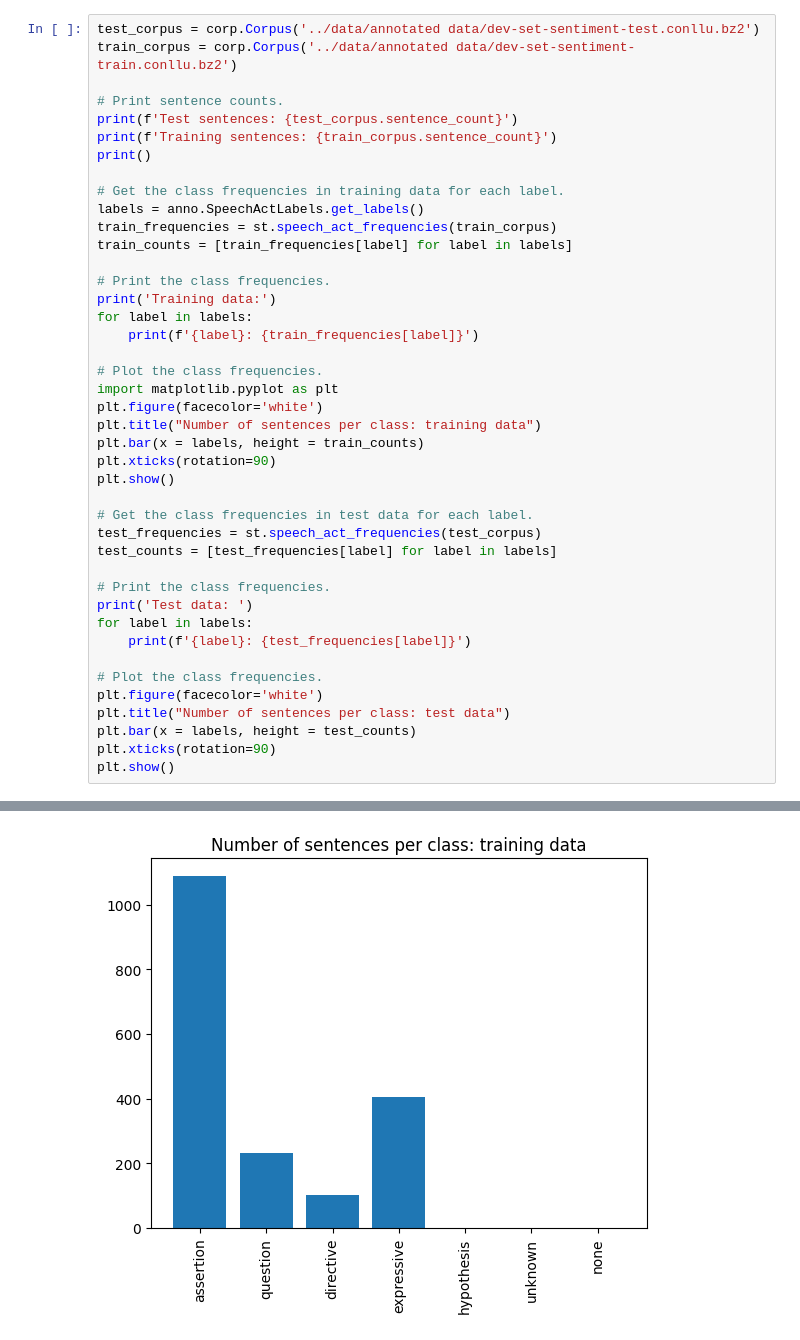
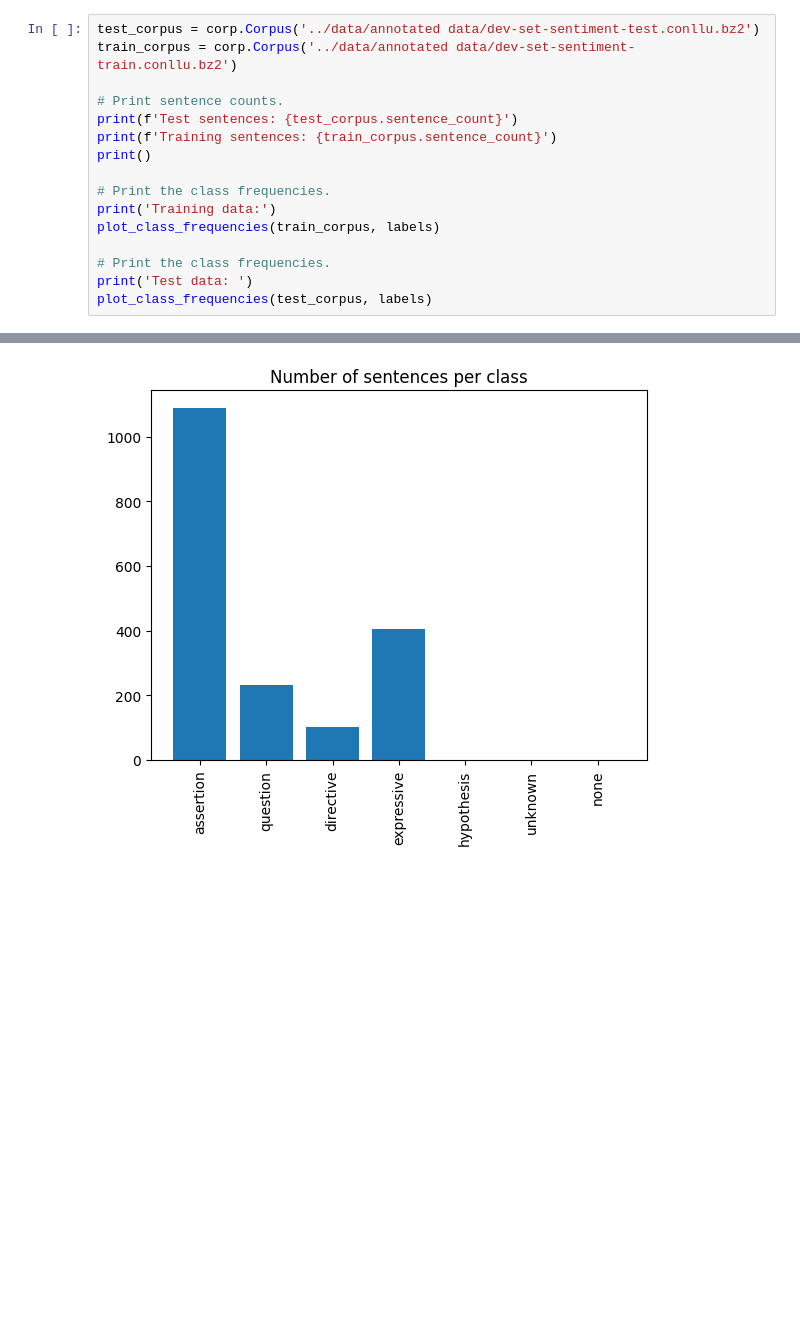
Before and after one commit to Daniel-B-Tufvesson/speech-act-classifier, a Jupyter notebook: notebooks/data_visualization.ipynb, the cells around one changed output, grey strips where cells are left out. Cells and saved outputs as stored; diff of their text form; blank space fills up the shorter version.

```diff
--- a/notebooks/data_visualization.ipynb
+++ b/notebooks/data_visualization.ipynb
@@ -42,58 +45,32 @@ none: 0
 # %%
 test_corpus = corp.Corpus('../data/annotated data/dev-set-sentiment-test.conllu.bz2')
 train_corpus = corp.Corpus('../data/annotated data/dev-set-sentiment-train.conllu.bz2')
 
 # Print sentence counts.
 print(f'Test sentences: {test_corpus.sentence_count}')
 print(f'Training sentences: {train_corpus.sentence_count}')
 print()
 
-# Get the class frequencies in training data for each label.
-labels = anno.SpeechActLabels.get_labels()
-train_frequencies = st.speech_act_frequencies(train_corpus)
-train_counts = [train_frequencies[label] for label in labels]
-
 # Print the class frequencies.
 print('Training data:')
-for label in labels:
-    print(f'{label}: {train_frequencies[label]}')
-
-# Plot the class frequencies.
-import matplotlib.pyplot as plt
-plt.figure(facecolor='white')
-plt.title("Number of sentences per class: training data")
-plt.bar(x = labels, height = train_counts)
-plt.xticks(rotation=90)
-plt.show()
-
-# Get the class frequencies in test data for each label.
-test_frequencies = st.speech_act_frequencies(test_corpus)
-test_counts = [test_frequencies[label] for label in labels]
+plot_class_frequencies(train_corpus, labels)
 
 # Print the class frequencies.
 print('Test data: ')
-for label in labels:
-    print(f'{label}: {test_frequencies[label]}')
-
-# Plot the class frequencies.
-plt.figure(facecolor='white')
-plt.title("Number of sentences per class: test data")
-plt.bar(x = labels, height = test_counts)
-plt.xticks(rotation=90)
-plt.show()
+plot_class_frequencies(test_corpus, labels)
 # %% [output]
 Test sentences: 457
 Training sentences: 1828
 
 Training data:
 assertion: 1089
 question: 231
 directive: 102
 expressive: 406
 hypothesis: 0
 unknown: 0
 none: 0
-[figure, old version]
+[figure, new version]
 Test data:
 assertion: 266
 question: 81
```
Also changed, not shown: parts of 6 cells of this notebook, 6 other files.
